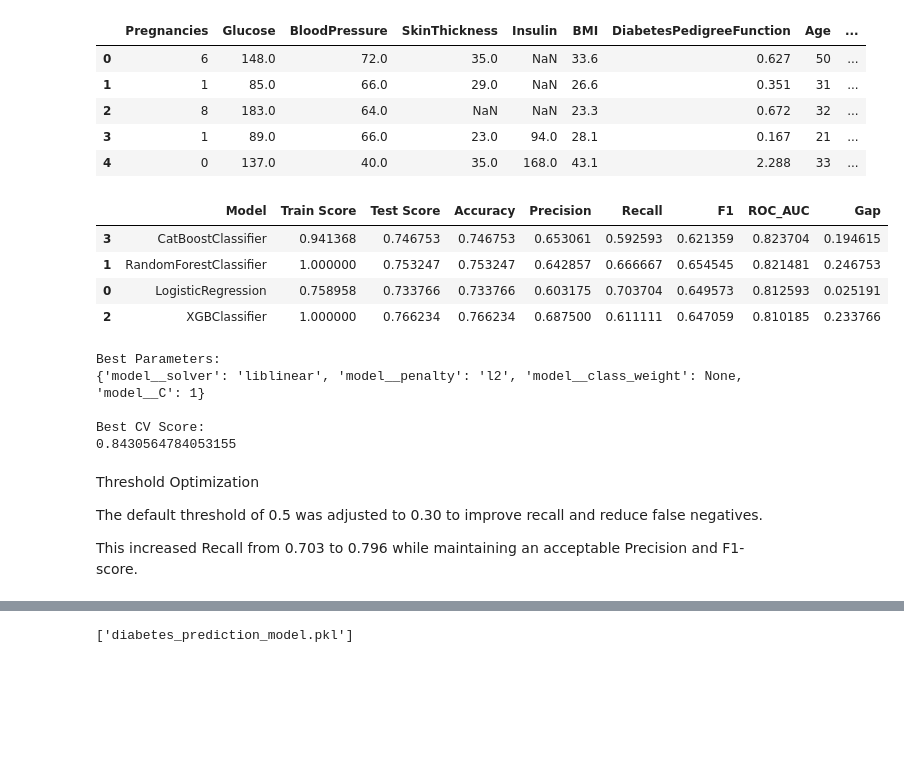
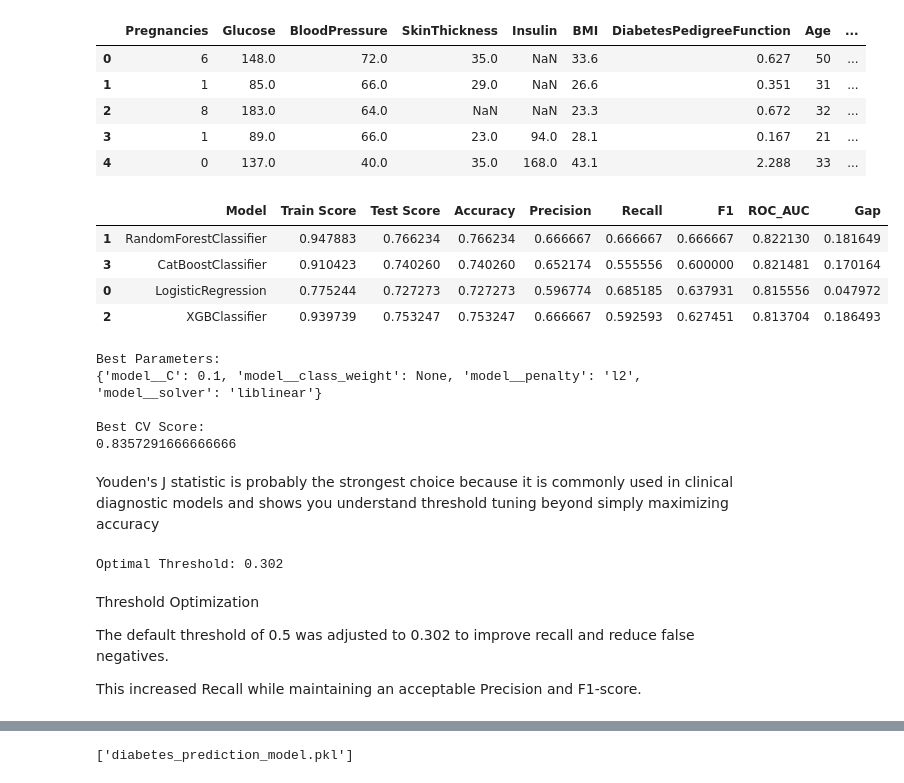
Before and after one commit to prashanthule6999/SL-Diabetes-MLOps, a Jupyter notebook: diabetes-predictor.ipynb, the cells around one changed output, grey strips where cells are left out. Cells and saved outputs as stored; diff of their text form; code cells hidden in the pictures; blank space fills up the shorter version.

```diff
--- a/diabetes-predictor.ipynb
+++ b/diabetes-predictor.ipynb
@@ -186,13 +185,30 @@ y = df["Outcome"]
 # %%
 # Split Dataset
 # Used stratify to keeps class distribution balanced.
-X_train, X_test, y_train, y_test = train_test_split(
-    X,
-    y,
+# X_train, X_test, y_train, y_test = train_test_split(
+#     X,
+#     y,
+#     test_size=0.2,
+#     random_state=42,
+#     stratify=y
+# )
+
+# validation split for threshold optimization is implemented to avoids data leakage
+X_train_full, X_test, y_train_full, y_test = train_test_split(
+    X, y,
     test_size=0.2,
-    random_state=42,
-    stratify=y
+    stratify=y,
+    random_state=42
 )
+
+# Split training portion again
+X_train, X_val, y_train, y_val = train_test_split(
+    X_train_full,
+    y_train_full,
+    test_size=0.25,   # 0.25 × 0.80 = 0.20
+    stratify=y_train_full,
+    random_state=42
+)
 # %%
 # Data preprocessing & Training pipeline
 models = {
@@ -230,34 +246,35 @@ cb = fitted_models["CatBoost"]
 # %%
 # Evaluate Models
 results = []
 
 for model in [lr, rf, xgb, cb]:
 
     y_pred = model.predict(X_test)
     y_prob = model.predict_proba(X_test)[:, 1]
 
     results.append({
         "Model": model.named_steps["model"].__class__.__name__,
-        "Train Score": model.score(X_train, y_train),
+        # "Train Score": model.score(X_train, y_train),
+        "Train Score": model.score(X_train_full, y_train_full),
         "Test Score": model.score(X_test, y_test),
         "Accuracy": accuracy_score(y_test, y_pred),
         "Precision": precision_score(y_test, y_pred),
         "Recall": recall_score(y_test, y_pred),
         "F1": f1_score(y_test, y_pred),
         "ROC_AUC": roc_auc_score(y_test, y_prob)
     })
 
 results_df = pd.DataFrame(results)
 
 results_df["Gap"] = (
     results_df["Train Score"] -
     results_df["Test Score"]
 )
 
 results_df.sort_values("ROC_AUC", ascending=False)
 # %% [output]
 |  | Model | Train Score | Test Score | Accuracy | Precision | Recall | F1 | ROC_AUC | Gap |
-| 3 | CatBoostClassifier | 0.941368 | 0.746753 | 0.746753 | 0.653061 | 0.592593 | 0.621359 | 0.823704 | 0.194615 |
-| 1 | RandomForestClassifier | 1.000000 | 0.753247 | 0.753247 | 0.642857 | 0.666667 | 0.654545 | 0.821481 | 0.246753 |
-| 0 | LogisticRegression | 0.758958 | 0.733766 | 0.733766 | 0.603175 | 0.703704 | 0.649573 | 0.812593 | 0.025191 |
-| 2 | XGBClassifier | 1.000000 | 0.766234 | 0.766234 | 0.687500 | 0.611111 | 0.647059 | 0.810185 | 0.233766 |
+| 1 | RandomForestClassifier | 0.947883 | 0.766234 | 0.766234 | 0.666667 | 0.666667 | 0.666667 | 0.822130 | 0.181649 |
+| 3 | CatBoostClassifier | 0.910423 | 0.740260 | 0.740260 | 0.652174 | 0.555556 | 0.600000 | 0.821481 | 0.170164 |
+| 0 | LogisticRegression | 0.775244 | 0.727273 | 0.727273 | 0.596774 | 0.685185 | 0.637931 | 0.815556 | 0.047972 |
+| 2 | XGBClassifier | 0.939739 | 0.753247 | 0.753247 | 0.666667 | 0.592593 | 0.627451 | 0.813704 | 0.186493 |
@@ -286,5 +281,7 @@ results_df.sort_values("ROC_AUC", ascending=False)
 # %%
-# Tuning best model
+# Logistic Regression was selected because it achieved competitive ROC-AUC
+# while maintaining the smallest train-validation performance gap,
+# indicating better generalization than CatBoost.
 # Define Parameter Search Space
 lr_params = {
     "model__C": [0.001, 0.01, 0.1, 1, 10, 100],
@@ -293,14 +290,12 @@ lr_params = {
     "model__class_weight": [None, "balanced"],
 }
 
-# Create RandomizedSearchCV
-lr_search = RandomizedSearchCV(
+# Create GridSearchCV
+lr_search = GridSearchCV(
     estimator=lr,
-    param_distributions=lr_params,
-    n_iter=20,
+    param_grid=lr_params,
     cv=5,
     scoring="roc_auc",
-    random_state=42,
     n_jobs=-1
 )
 
@@ -315,20 +310,37 @@ print("\nBest CV Score:")
 print(lr_search.best_score_)
 # %% [output]
 Best Parameters:
-{'model__solver': 'liblinear', 'model__penalty': 'l2', 'model__class_weight': None, 'model__C': 1}
+{'model__C': 0.1, 'model__class_weight': None, 'model__penalty': 'l2', 'model__solver': 'liblinear'}
 
 Best CV Score:
-0.8430564784053155
+0.8357291666666666
 # %%
 # Get Best Tuned Pipeline
 best_lr = lr_search.best_estimator_
+# %% [markdown]
+Youden's J statistic is probably the strongest choice because it is commonly used in clinical diagnostic models and shows you understand threshold tuning beyond simply maximizing accuracy
+# %%
+# Finding threshold on Validation split data
+from sklearn.metrics import roc_curve
+import numpy as np
+
+val_prob = best_lr.predict_proba(X_val)[:, 1]
+
+fpr, tpr, thresholds = roc_curve(y_val, val_prob)
+
+best_idx = np.argmax(tpr - fpr)
+best_threshold = thresholds[best_idx]
+
+print(f"Optimal Threshold: {best_threshold:.3f}")
+# %% [output]
+Optimal Threshold: 0.302
 # %% [markdown]
 Threshold Optimization
 
-The default threshold of 0.5 was adjusted to 0.30
+The default threshold of 0.5 was adjusted to 0.302
 to improve recall and reduce false negatives.
 
-This increased Recall from 0.703 to 0.796 while maintaining
+This increased Recall while maintaining
 an acceptable Precision and F1-score.
 # %%
 # Evaluate Tuned Model
```
Also changed, not shown: parts of 12 cells of this notebook, 5 other files.
